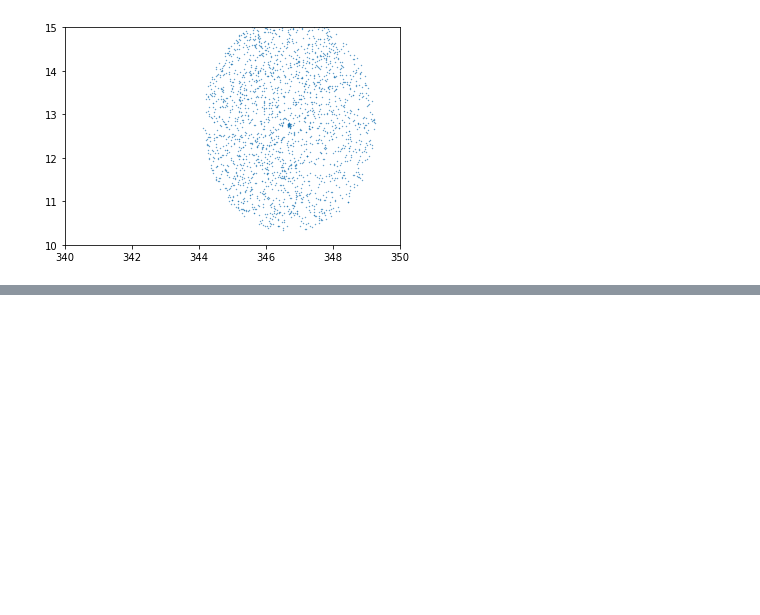
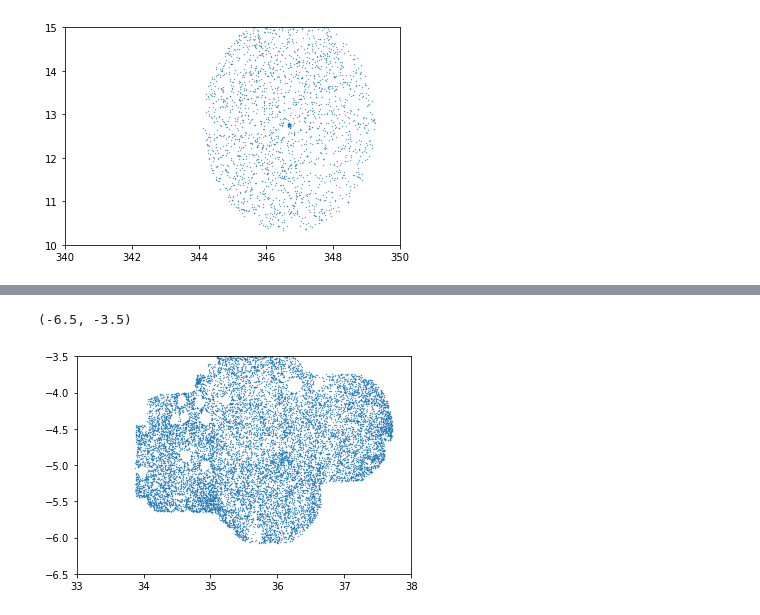
Before and after one commit to forero/SandboxDESI, a Jupyter notebook: secondary/dedicated/explore.ipynb, the cells around one changed output, grey strips where cells are left out. Drawn from its saved outputs; the diff is of its cells as text; code cells hidden in the pictures; blank space fills up the shorter version.

```diff
--- a/secondary/dedicated/explore.ipynb
+++ b/secondary/dedicated/explore.ipynb
@@ -40,0 +52,7 @@ plt.ylim([10,15])
+# %%
+plt.scatter(data['RA'][ii], data['DEC'][ii], s=0.1)
+plt.xlim([33,38])
+plt.ylim([-6.5, -3.5])
+# %% [output]
+(-6.5, -3.5)
+[figure, added]
```
Also changed, not shown: parts of 6 cells of this notebook.
